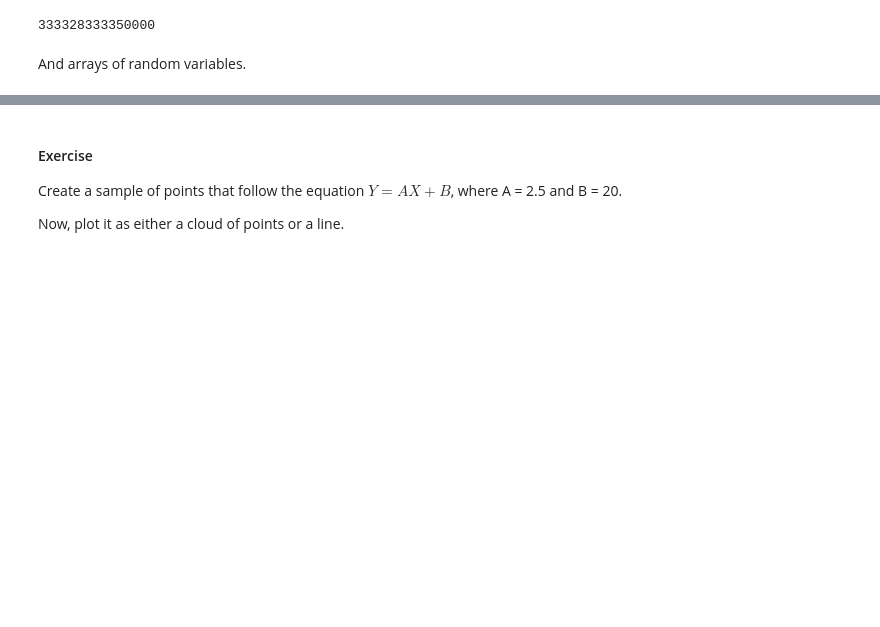
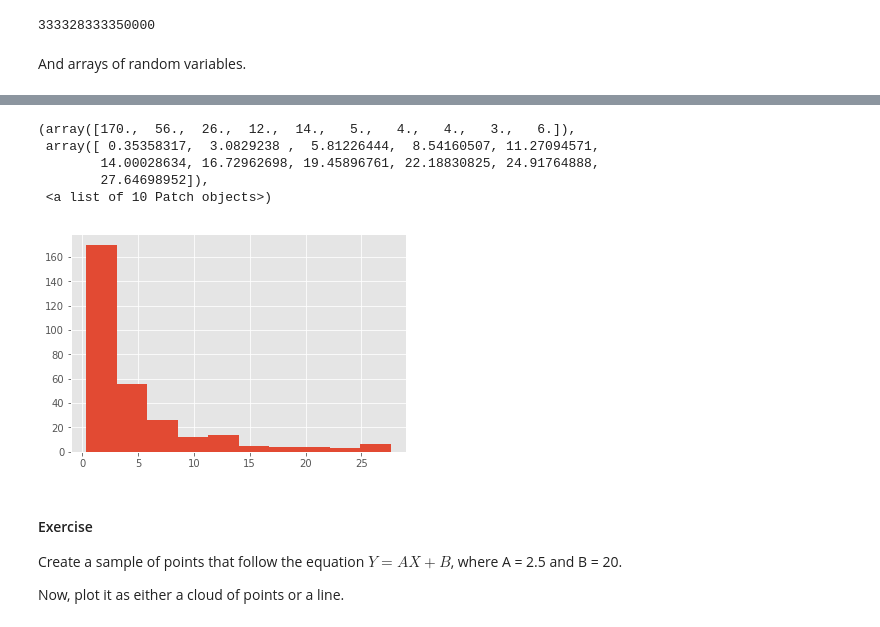
Before and after one commit to luisdelpozo/ClasesMaster_26, a Jupyter notebook: Python/03_Linear_Algebra_numpy_LMdP.ipynb, the cells around one changed output, grey strips where cells are left out. Saved outputs shown, nothing was run; the diff lists cells and outputs as text; code cells hidden in the pictures; blank space fills up the shorter version.

```diff
--- a/Python/03_Linear_Algebra_numpy_LMdP.ipynb
+++ b/Python/03_Linear_Algebra_numpy_LMdP.ipynb
@@ -286,3 +308,12 @@ plt.hist(np.random.normal(size=300))
+# %%
+plt.hist(np.random.wald(5, 3, size=300))
+# %% [output]
+(array([170.,  56.,  26.,  12.,  14.,   5.,   4.,   4.,   3.,   6.]),
+ array([ 0.35358317,  3.0829238 ,  5.81226444,  8.54160507, 11.27094571,
+        14.00028634, 16.72962698, 19.45896761, 22.18830825, 24.91764888,
+        27.64698952]),
+ <a list of 10 Patch objects>)
+[figure, added]
 # %% [markdown]
 #### Exercise
 
```
Also changed, not shown: parts of 35 cells of this notebook, 1 other file.
